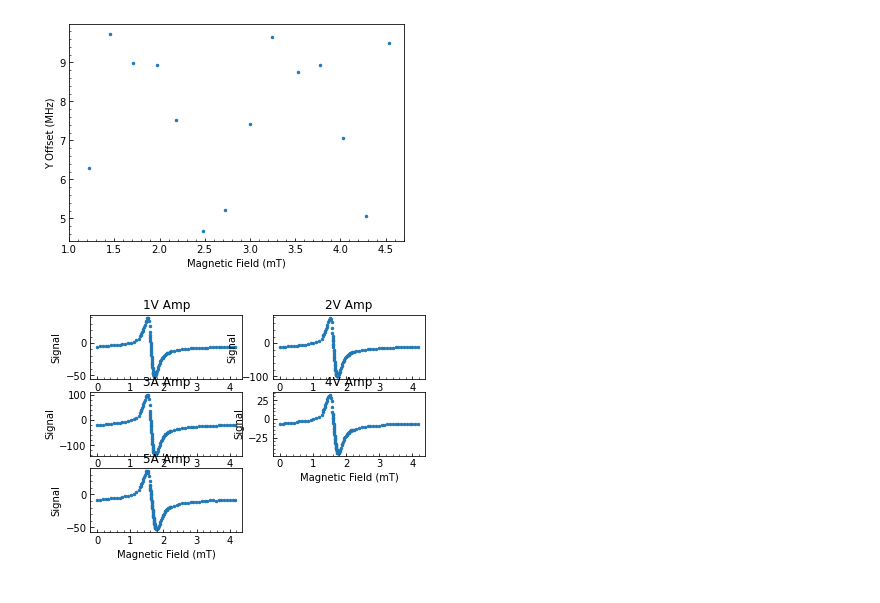
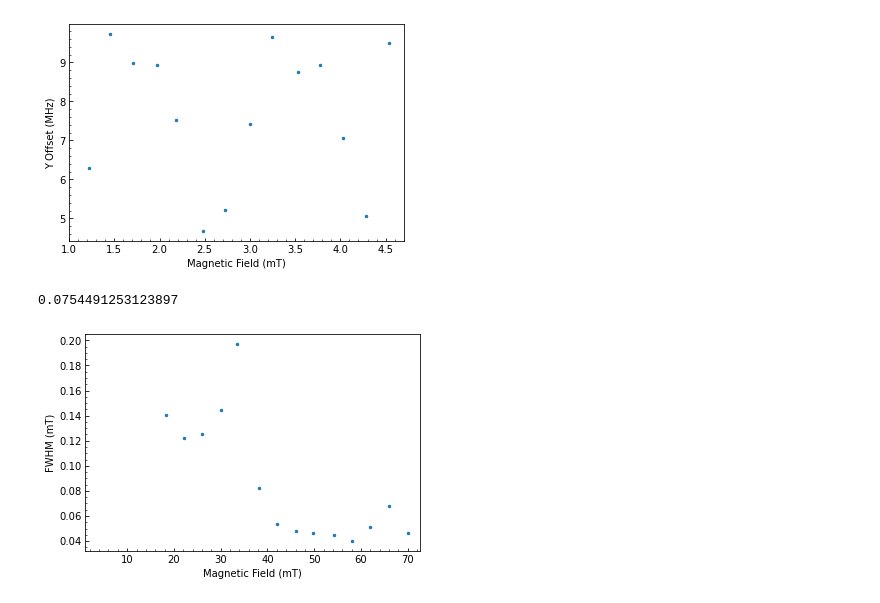
Before and after one commit to matsr22/Phys-382-EPR, a Jupyter notebook: Lock-In data/Data Analysis Jupyter.ipynb, the cells around one changed output. Saved outputs shown, nothing was run; the diff lists cells and outputs as text; code cells hidden in the pictures.

Commit message:
High error  + Widths analysis

```diff
--- a/Lock-In data/Data Analysis Jupyter.ipynb
+++ b/Lock-In data/Data Analysis Jupyter.ipynb
@@ -111,6 +111,12 @@ for i, sheet in enumerate(data):
             #MagResonances.append((minLoc-maxLoc)/2 + maxLoc)
             MagResonances.append(Loc)
             FreqResonances.append(float(sheet))
+
+
+widths = np.array(widths) *2
+
+print(len(widths))
+print(len(amplitudes))
 # %% [output]
 [5.246530407709433, 1.220355, 0.3443312896186223, 0]
 [5.79198586 1.22205343 0.4072527  6.28606434]
@@ -215,43 +221,30 @@ plt.show()
 # %% [output]
 0.9512406502037112
 [figure]
+# %%
+# widths analysis
+plot2,ax2 = plt.subplots()
+
+
+
+slope, intercept, r_value, p_value, std_err = scipy.stats.linregress(MagResonances, widths)
+
+print(slope)
+
+ax2.scatter(FreqResonances,np.divide(widths,amplitudes),s=6)
+ax2.set_xlabel("Magnetic Field (mT)")
+ax2.set_ylabel("FWHM (mT)")
+ax2.tick_params(which="both",direction= "in")
+ax2.minorticks_on()
+ax2.set_xlim(left=1)
+
+plt.savefig(os.path.join(r"C:\Users\matth\Documents\Phys 382\Lock-In data\Finalised Plots","Widths"+".jpg"),bbox_inches='tight',dpi=400)
+
+plt.show()
+# %% [output]
+0.0754491253123897
+[figure, added]
 # %%
 # Varying Modulation Data Reading
 
 data = pd.read_excel(r"C:\Users\matth\Documents\Phys 382\Lock-In data\EPR Lock-In Data - Vary Amp Freq.xlsx",None)
-# %%
-plot,ax = plt.subplots(3,2)
-plot.delaxes(ax[2,1])
-counter1 = 0
-counter2 = 0
-
-for i,sheet in enumerate(data):
-    MagFields = data[sheet]["MagField"].to_numpy()
-    SignalAmps = data[sheet]["Amplitude"].to_numpy()
-
-    subax  = ax[counter1,counter2]
-    subax.scatter(MagFields,SignalAmps,s=6)
-    subax.tick_params(which="both",direction= "in")
-    subax.minorticks_on()
-    subax.set_xlabel("Magnetic Field (mT)")
-    subax.set_ylabel("Signal")
-    subax.set_title(sheet)
-
-
-
-    if (counter2==1):
-        counter2=0
-        counter1+=1
-    else:
-        counter2+=1
-
-for axeses in ax.flat:
-    axeses.set(xlabel="Magnetic Field (mT)", ylabel="Signal")
-
-for axeses in ax.flat:
-    axeses.label_outer()
-
-
-plt.show()
-# %% [output]
-[figure, removed]
```
Also changed, not shown: parts of 3 cells of this notebook, 4 other files.
